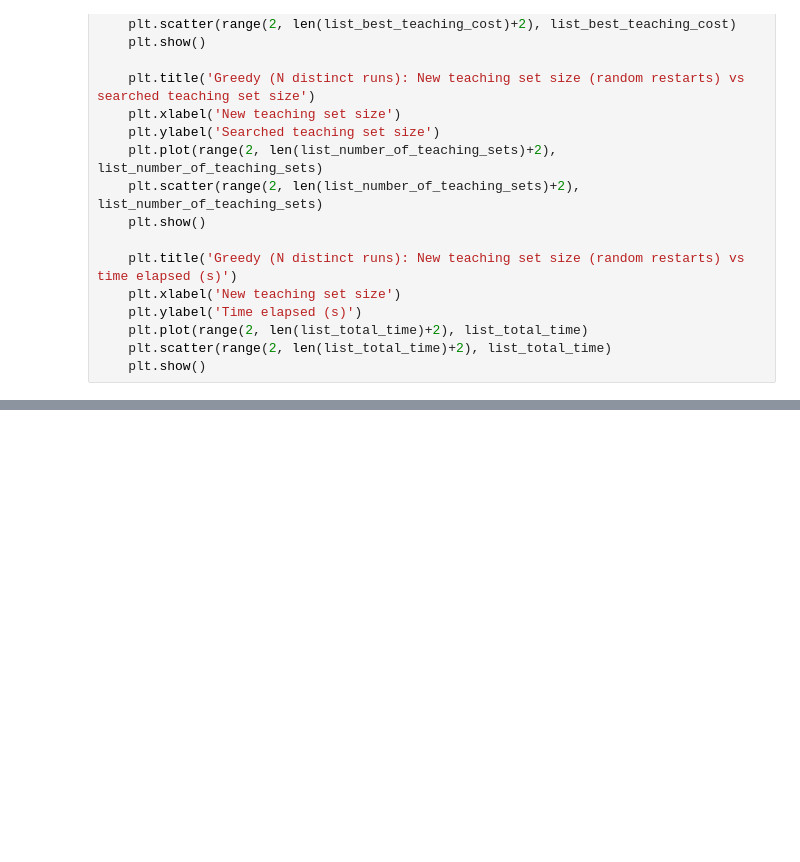
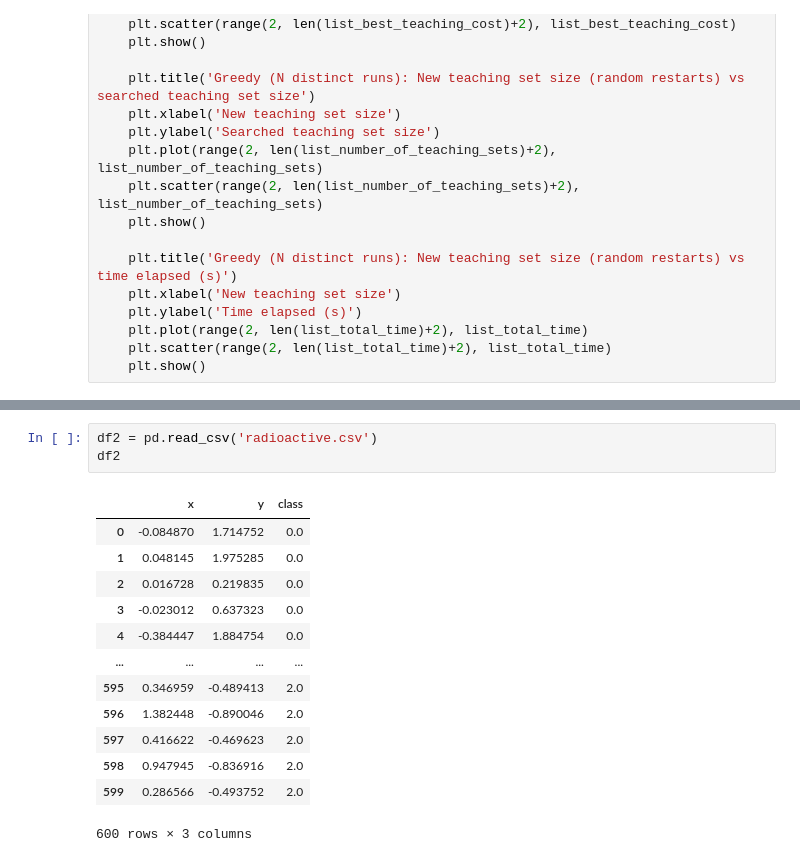
Before and after one commit to csjiet/KNN-teaching, a Jupyter notebook: main2.ipynb, the cells around one changed output, grey strips where cells are left out. Saved outputs shown, nothing was run; the diff lists cells and outputs as text; blank space fills up the shorter version.

```diff
--- a/main2.ipynb
+++ b/main2.ipynb
@@ -203,0 +204,17 @@ KeyboardInterrupt:
+# %%
+df2 = pd.read_csv('radioactive.csv')
+df2
+# %% [output]
+|  | x | y | class |
+| 0 | -0.084870 | 1.714752 | 0.0 |
+| 1 | 0.048145 | 1.975285 | 0.0 |
+| 2 | 0.016728 | 0.219835 | 0.0 |
+| 3 | -0.023012 | 0.637323 | 0.0 |
+| 4 | -0.384447 | 1.884754 | 0.0 |
+| ... | ... | ... | ... |
+| 595 | 0.346959 | -0.489413 | 2.0 |
+| 596 | 1.382448 | -0.890046 | 2.0 |
+| 597 | 0.416622 | -0.469623 | 2.0 |
+| 598 | 0.947945 | -0.836916 | 2.0 |
+| 599 | 0.286566 | -0.493752 | 2.0 |
+600 rows × 3 columns
```
Also changed, not shown: parts of 6 cells of this notebook, 6 other files.
